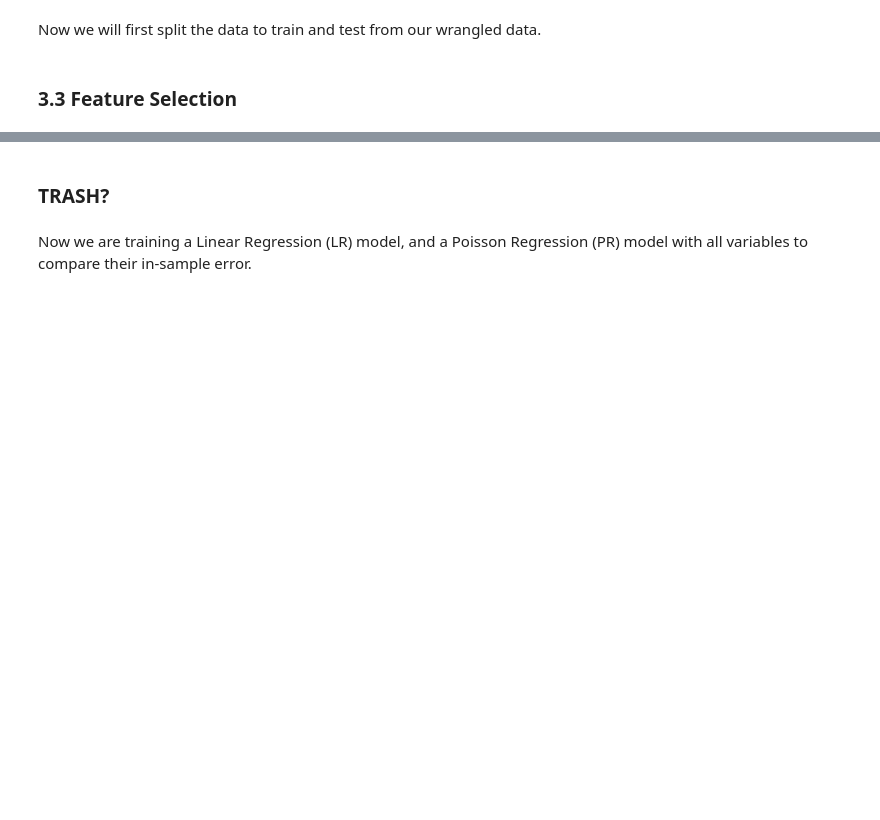
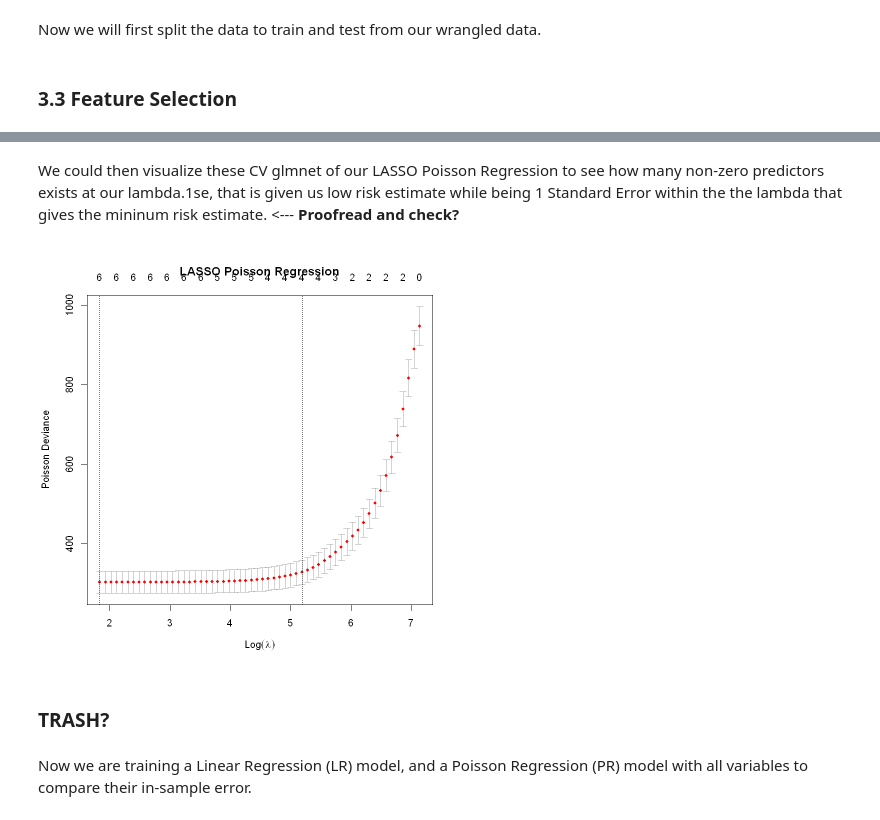
Before and after one commit to tonyliang19/stat301-group-project, a Jupyter notebook: src/methods_tony.ipynb, the cells around one changed output, grey strips where cells are left out. Cells and saved outputs as stored; diff of their text form; code cells hidden in the pictures; blank space fills up the shorter version.

Commit message:
went back to LASSO...

```diff
--- a/src/methods_tony.ipynb
+++ b/src/methods_tony.ipynb
@@ -278,3 +298,22 @@ bike_test <- bike_wrangled[-train_ind,]
+# %%
+# retrieve X and y matrix to ease our calculations
+X <- bike_train %>% select (-cnt)
+X <- apply(X, 2, as.numeric)
+Y <- bike_train$cnt
+
+# Fit a CV of LASSO Poisson Regression
+# to find optimal lambda that give us best predictive score
+cv_lasso <- cv.glmnet(
+    x = X,
+    y = Y,
+    family = "poisson"
+    )
+# %% [markdown]
+We could then visualize these CV glmnet of our LASSO Poisson Regression to see how many non-zero predictors exists at our lambda.1se, that is given us low risk estimate while being 1 Standard Error within the the lambda that gives the mininum risk estimate. <--- **Proofread and check?**
+# %%
+plot(cv_lasso, main = "LASSO Poisson Regression")
+# %% [output]
+[figure, added]
 # %% [markdown]
 ### TRASH?
 # %% [markdown]
```
Also changed, not shown: parts of 15 cells of this notebook.
